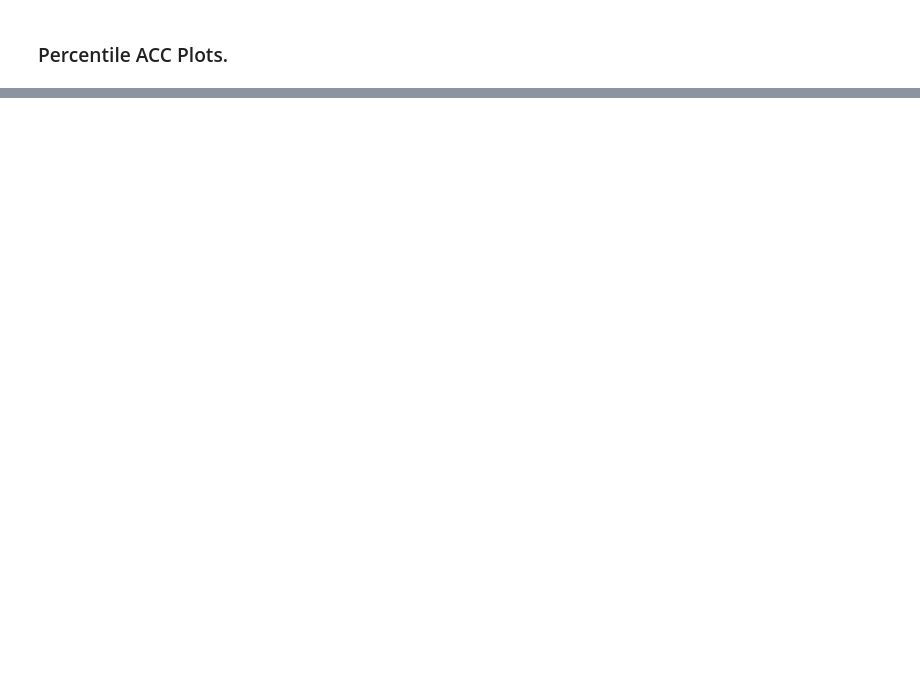
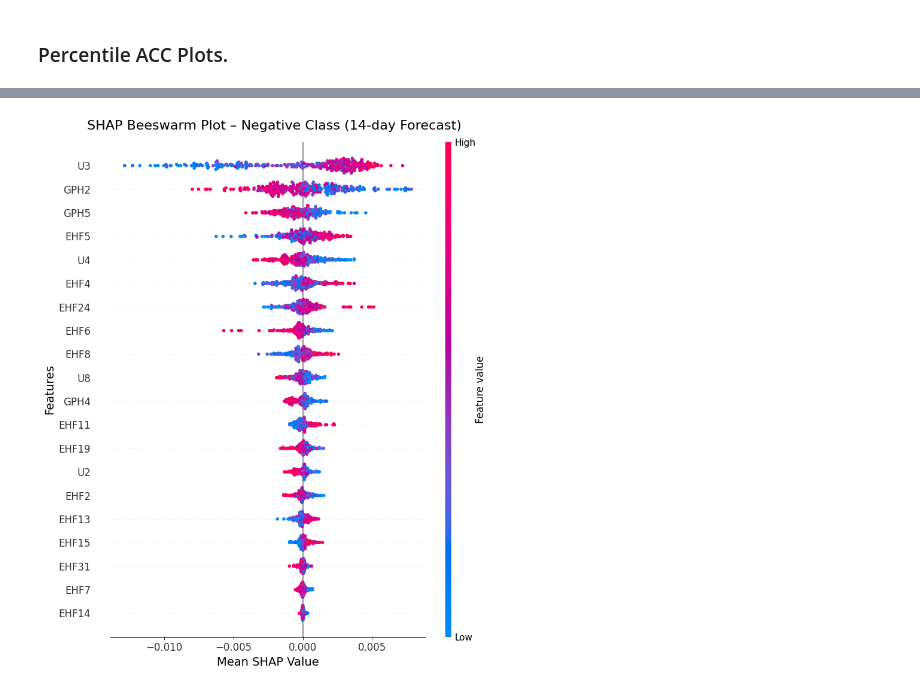
Before and after one commit to emf98/RemoteAI, a Jupyter notebook: model_training/14days_Tk2/LSTM14_SS_Tk2.ipynb, the cells around one changed output, grey strips where cells are left out. Saved outputs shown, nothing was run; the diff lists cells and outputs as text; code cells hidden in the pictures; blank space fills up the shorter version.

Commit message:
Running SHAP on a loop.

```diff
--- a/model_training/14days_Tk2/LSTM14_SS_Tk2.ipynb
+++ b/model_training/14days_Tk2/LSTM14_SS_Tk2.ipynb
@@ -387,7 +397,7 @@ for l in range(0,n):
 
     ##calculate class weights on remaining training data
     #class_weight = class_weight_creator(Y_tr)
-    class_weight = {0 : 1.0, 1 : 1.84}
+    class_weight = {0 : 1.0, 1 : 1.83}
 
 
     ##same partitioning for climo data
@@ -496,6 +506,27 @@ for l in range(0,n):
 
     BSS_70[l] = BSS(test_maximum_norm,test_maximum)
     p_70.extend(test_maximum)
+
+    ####_________________SHAP_________________
+    #use gradient explainer on subset of training data
+    sample = X_tr[start:end]
+    explainer = shap.GradientExplainer(model, sample)
+    #use explainer
+    shap_values = explainer.shap_values(X_tr[:300])
+
+    shap_values = np.array(shap_values)
+    aggs = np.abs(shap_values) ##aggregate over the samples to make all positive
+    #take mean along sample dimension
+    aggs = aggs.mean(axis=1)
+    feat_cat = aggs.mean(axis=1) ##take mean along timestep axis
+    cat_shaps[l,:,:] = feat_cat[:,:] ##APPEND TO BIG ARRAY.
+
+    #stuff for creating beeswarm plots
+    shap_class1_agg = np.mean(shap_values[1], axis=1)  #pos class agg shap values (samples, features)
+    shap_class0_agg = np.mean(shap_values[0], axis=1)  #neg class agg shap values (samples, features)
+
+    class0_agg[l,:,:] = shap_class0_agg[:,:]
+    class1_agg[l,:,:] = shap_class1_agg[:,:]
 # %% [output]
 #######################################
 CV  0
@@ -932,0 +980,7 @@ plt.savefig("EUR14_ACCtesting.png")
+# %%
+#shap beeswarm, pre process
+class0_agg = np.nanmean(class0_agg, axis=0)
+class1_agg = np.nanmean(class1_agg, axis=0)
+X_sample = np.mean(X_tr[:300], axis=1) #reference from training for agg shaps(samples, features)
+#separate reference dataframe with column names.
+X_df = pd.DataFrame(X_sample, columns=features)
@@ -932,0 +1003,16 @@ plt.savefig("EUR14_ACCtesting.png")
+# %%
+##negative beeswarm
+shap.summary_plot(shap_class0_agg, X_df, show=False)
+fig = plt.gcf()
+ax = plt.gca()
+
+fig.suptitle("SHAP Beeswarm Plot – Negative Class (14-day Forecast)", fontsize=16)
+ax.set_xlabel("Mean SHAP Value", fontsize=14)
+ax.set_ylabel("Features", fontsize=14)
+ax.tick_params(axis='both', labelsize=12)
+
+plt.tight_layout()
+plt.savefig("SHAP_beeneg_eur14.png")
+plt.show()
+# %% [output]
+[figure, added]
```
Also changed, not shown: parts of 15 cells of this notebook.
